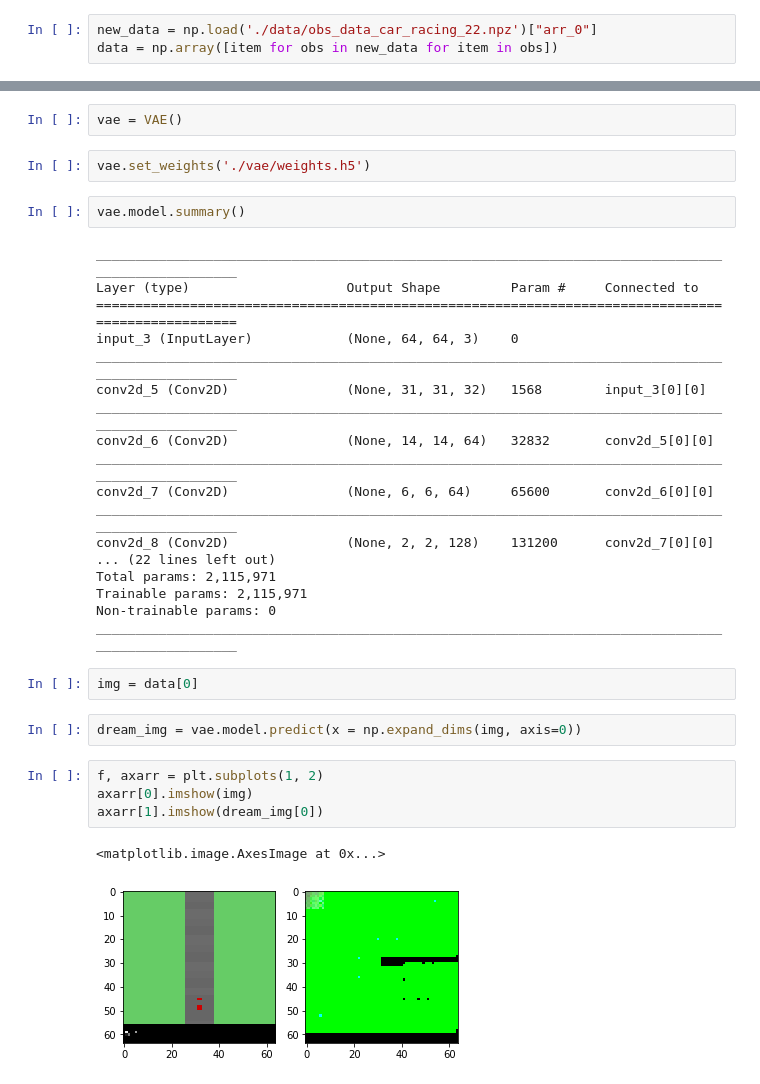
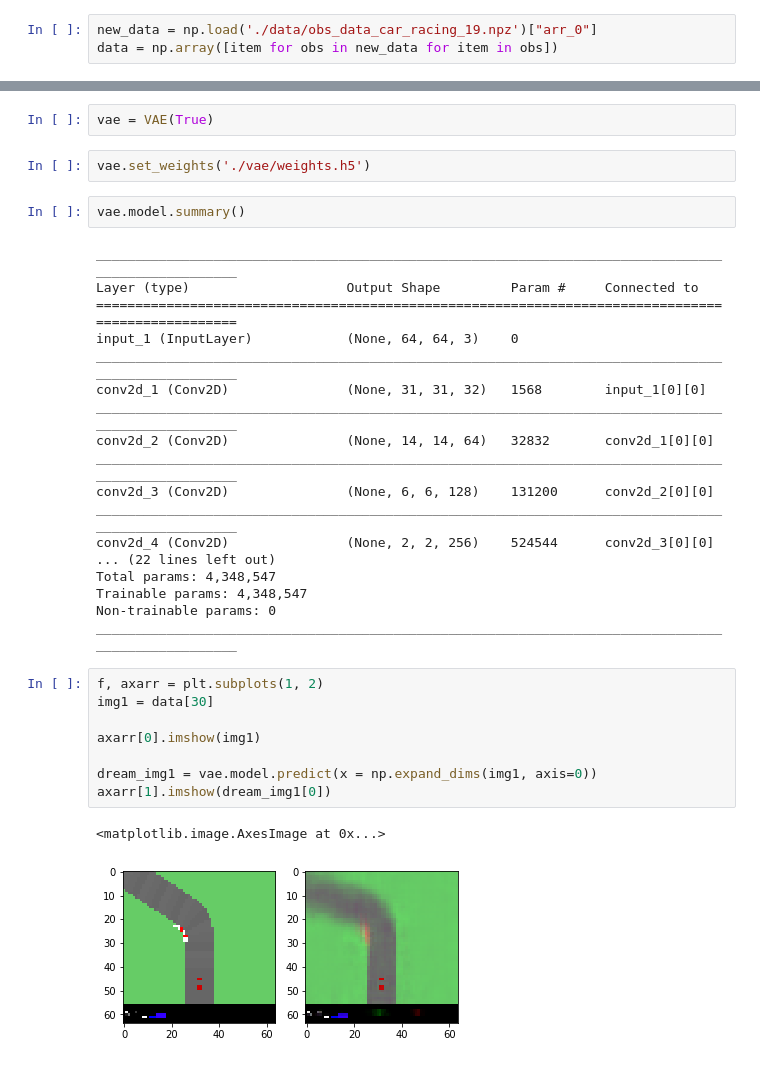
Before and after one commit to ffabi/SemesterProject, a Jupyter notebook: applied_worldmodel/Visualize.ipynb, the cells around one changed output, grey strips where cells are left out. Drawn from its saved outputs; the diff is of its cells as text.

```diff
--- a/applied_worldmodel/Visualize.ipynb
+++ b/applied_worldmodel/Visualize.ipynb
@@ -7,5 +9,5 @@ from vae.arch import VAE
 # %%
-new_data = np.load('./data/obs_data_car_racing_22.npz')["arr_0"]
+new_data = np.load('./data/obs_data_car_racing_19.npz')["arr_0"]
 data = np.array([item for obs in new_data for item in obs])
 # %%
 print(data.dtype)
@@ -17,6 +19,6 @@ float32
 463.5
 # %%
-vae = VAE()
+vae = VAE(True)
 # %%
 vae.set_weights('./vae/weights.h5')
 # %%
@@ -25,28 +27,28 @@ vae.model.summary()
 __________________________________________________________________________________________________
 Layer (type)                    Output Shape         Param #     Connected to
 ==================================================================================================
-input_3 (InputLayer)            (None, 64, 64, 3)    0
+input_1 (InputLayer)            (None, 64, 64, 3)    0
 __________________________________________________________________________________________________
-conv2d_5 (Conv2D)               (None, 31, 31, 32)   1568        input_3[0][0]
+conv2d_1 (Conv2D)               (None, 31, 31, 32)   1568        input_1[0][0]
 __________________________________________________________________________________________________
-conv2d_6 (Conv2D)               (None, 14, 14, 64)   32832       conv2d_5[0][0]
+conv2d_2 (Conv2D)               (None, 14, 14, 64)   32832       conv2d_1[0][0]
 __________________________________________________________________________________________________
-conv2d_7 (Conv2D)               (None, 6, 6, 64)     65600       conv2d_6[0][0]
+conv2d_3 (Conv2D)               (None, 6, 6, 128)    131200      conv2d_2[0][0]
 __________________________________________________________________________________________________
-conv2d_8 (Conv2D)               (None, 2, 2, 128)    131200      conv2d_7[0][0]
+conv2d_4 (Conv2D)               (None, 2, 2, 256)    524544      conv2d_3[0][0]
 ... (22 lines left out)
-Total params: 2,115,971
-Trainable params: 2,115,971
+Total params: 4,348,547
+Trainable params: 4,348,547
 Non-trainable params: 0
 __________________________________________________________________________________________________
-# %%
-img = data[0]
-# %%
-dream_img = vae.model.predict(x = np.expand_dims(img, axis=0))
 # %%
 f, axarr = plt.subplots(1, 2)
-axarr[0].imshow(img)
-axarr[1].imshow(dream_img[0])
+img1 = data[30]
+
+axarr[0].imshow(img1)
+
+dream_img1 = vae.model.predict(x = np.expand_dims(img1, axis=0))
+axarr[1].imshow(dream_img1[0])
 # %% [output]
 <matplotlib.image.AxesImage at 0x...>
-[figure, old version]
+[figure, new version]
```
Also changed, not shown: parts of 6 cells of this notebook, 4 other files.
